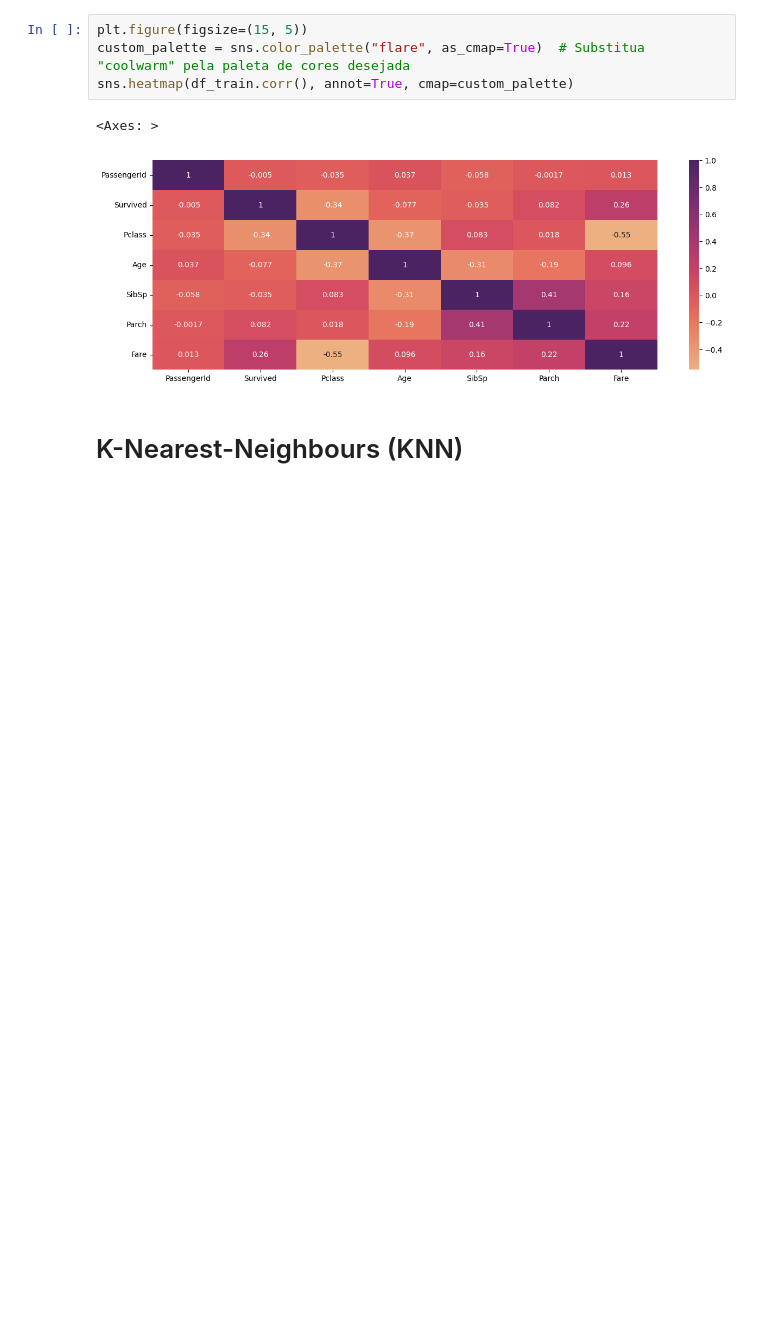
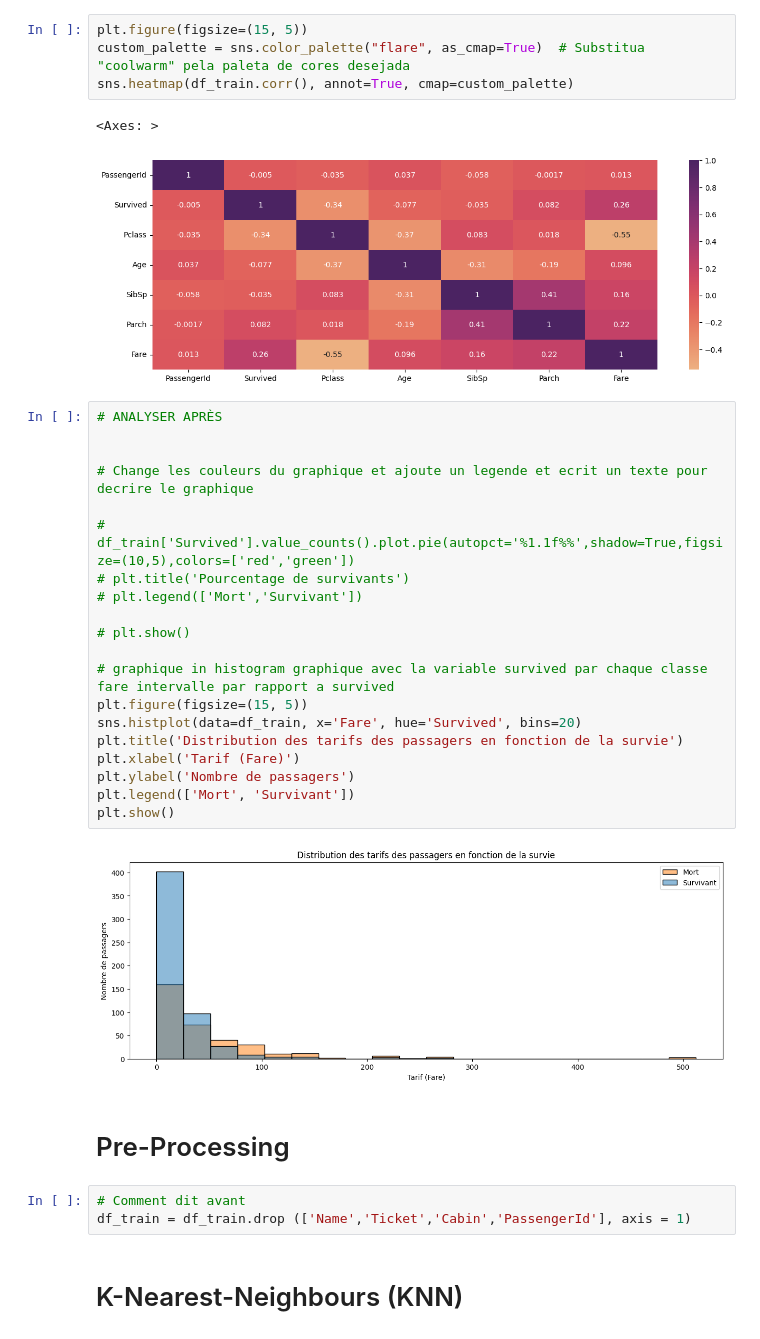
Before and after one commit to Str0mG/ML01-MachineLearning, a Jupyter notebook: ML01 Projet V1.ipynb, the cells around one changed output. Saved outputs shown, nothing was run; the diff lists cells and outputs as text; blank space fills up the shorter version.

Commit message:
Analyse des donnes

```diff
--- a/ML01 Projet V1.ipynb
+++ b/ML01 Projet V1.ipynb
@@ -250,6 +211,33 @@ sns.heatmap(df_train.corr(), annot=True, cmap=custom_palette)
 # %% [output]
 <Axes: >
 [figure]
+# %%
+# ANALYSER APRÈS
+
+
+# Change les couleurs du graphique et ajoute un legende et ecrit un texte pour decrire le graphique
+
+# df_train['Survived'].value_counts().plot.pie(autopct='%1.1f%%',shadow=True,figsize=(10,5),colors=['red','green'])
+# plt.title('Pourcentage de survivants')
+# plt.legend(['Mort','Survivant'])
+
+# plt.show()
+
+# graphique in histogram graphique avec la variable survived par chaque classe fare intervalle par rapport a survived
+plt.figure(figsize=(15, 5))
+sns.histplot(data=df_train, x='Fare', hue='Survived', bins=20)
+plt.title('Distribution des tarifs des passagers en fonction de la survie')
+plt.xlabel('Tarif (Fare)')
+plt.ylabel('Nombre de passagers')
+plt.legend(['Mort', 'Survivant'])
+plt.show()
+# %% [output]
+[figure, added]
+# %% [markdown]
+# Pre-Processing
+# %%
+# Comment dit avant
+df_train = df_train.drop (['Name','Ticket','Cabin','PassengerId'], axis = 1)
 # %% [markdown]
 # K-Nearest-Neighbours (KNN)
 # %%
```
Also changed, not shown: parts of 12 cells of this notebook.
